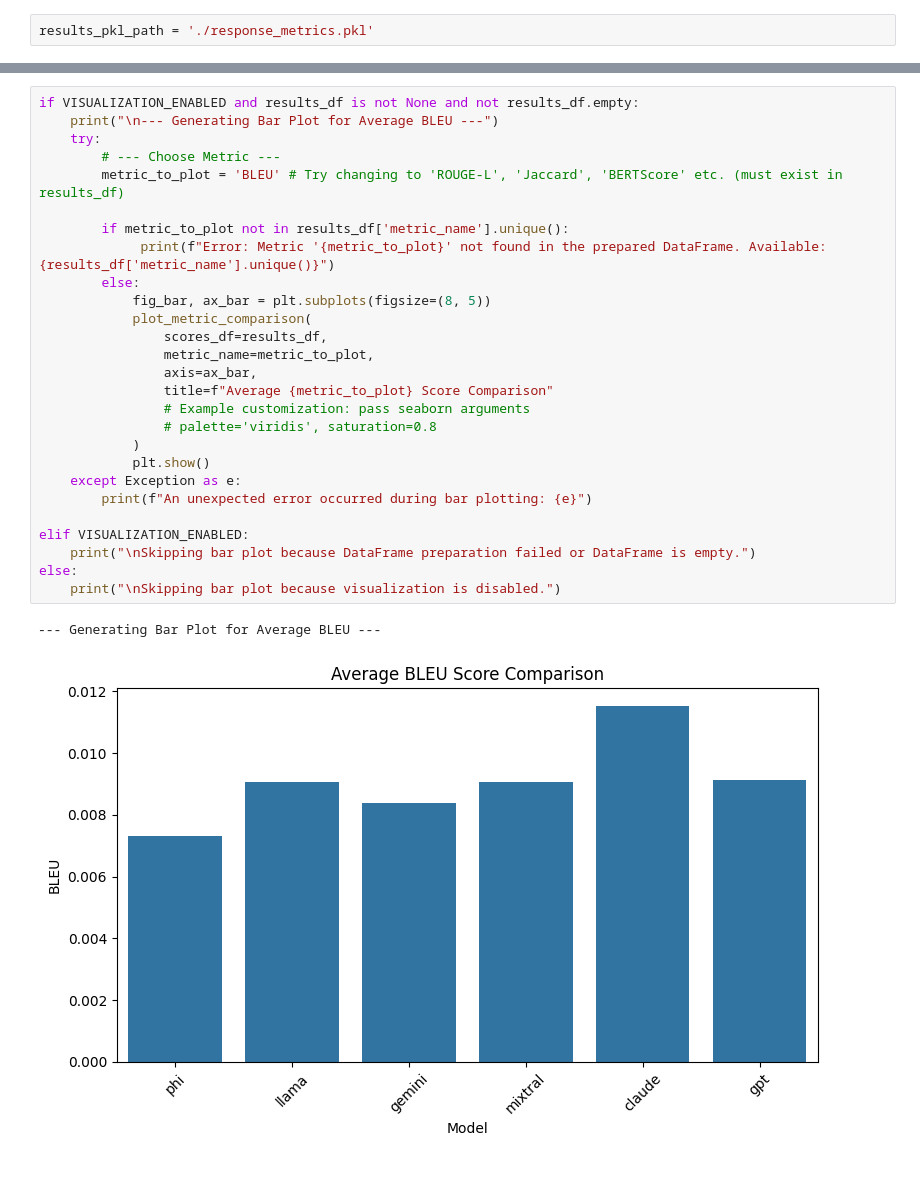
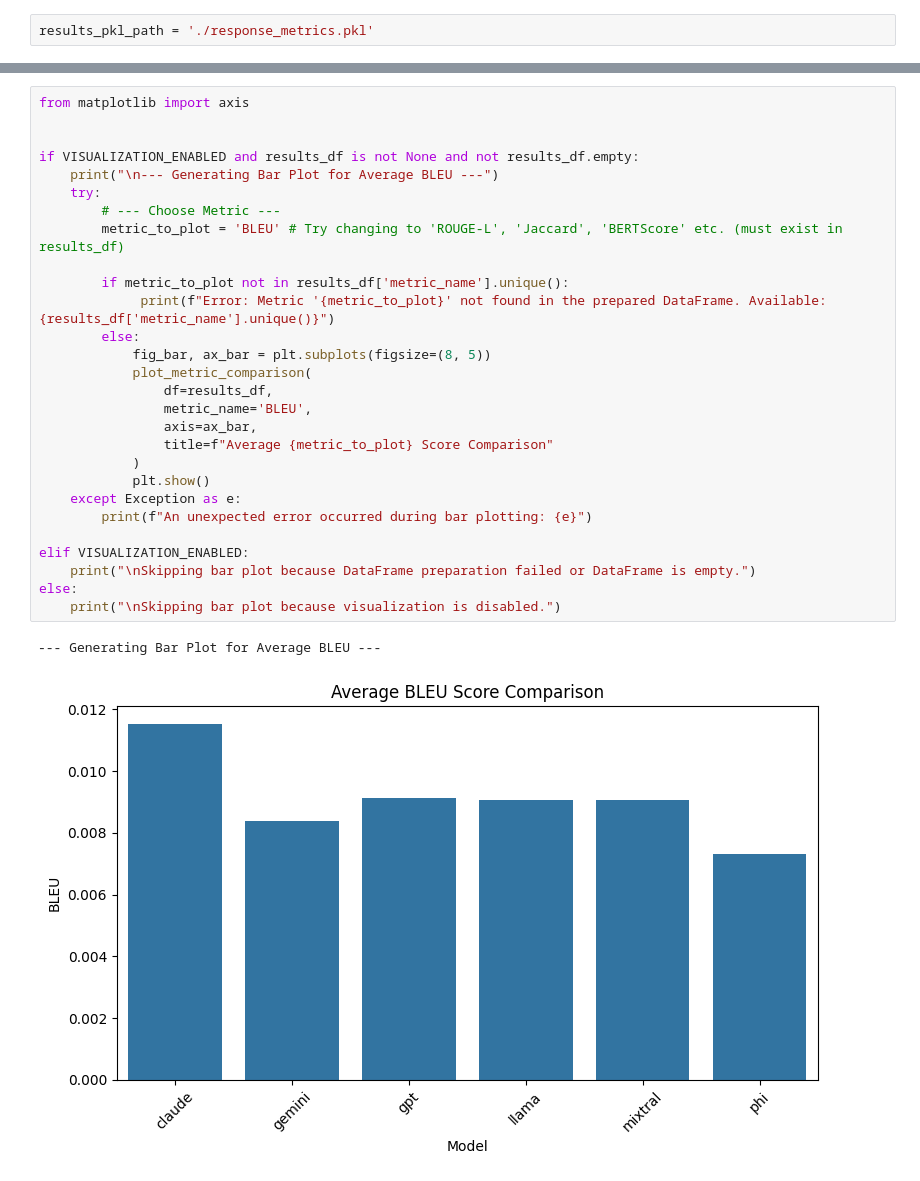
Before and after one commit to ai4society/GenAIResultsComparator, a Jupyter notebook: examples/llm_faq/visualization.ipynb, the cells around one changed output, grey strips where cells are left out. Drawn from its saved outputs; the diff is of its cells as text.

Commit message:
Used the latest implementation of plotting workflow for the example

```diff
--- a/examples/llm_faq/visualization.ipynb
+++ b/examples/llm_faq/visualization.ipynb
@@ -171,35 +169,36 @@ Prepared DataFrame:
 34        gpt  Levenshtein  0.390420
 35        gpt    BERTScore  0.527534
 # %%
+from matplotlib import axis
+
+
 if VISUALIZATION_ENABLED and results_df is not None and not results_df.empty:
     print("\n--- Generating Bar Plot for Average BLEU ---")
     try:
         # --- Choose Metric ---
         metric_to_plot = 'BLEU' # Try changing to 'ROUGE-L', 'Jaccard', 'BERTScore' etc. (must exist in results_df)
 
         if metric_to_plot not in results_df['metric_name'].unique():
              print(f"Error: Metric '{metric_to_plot}' not found in the prepared DataFrame. Available: {results_df['metric_name'].unique()}")
         else:
             fig_bar, ax_bar = plt.subplots(figsize=(8, 5))
             plot_metric_comparison(
-                scores_df=results_df,
-                metric_name=metric_to_plot,
+                df=results_df,
+                metric_name='BLEU',
                 axis=ax_bar,
                 title=f"Average {metric_to_plot} Score Comparison"
-                # Example customization: pass seaborn arguments
-                # palette='viridis', saturation=0.8
             )
             plt.show()
     except Exception as e:
         print(f"An unexpected error occurred during bar plotting: {e}")
 
 elif VISUALIZATION_ENABLED:
     print("\nSkipping bar plot because DataFrame preparation failed or DataFrame is empty.")
 else:
     print("\nSkipping bar plot because visualization is disabled.")
 # %% [output]
 --- Generating Bar Plot for Average BLEU ---
-[figure, old version]
+[figure, new version]
 # %%
 if VISUALIZATION_ENABLED and results_df is not None and not results_df.empty:
     print("\n--- Generating Radar Plot from Average Scores ---")
```
Also changed, not shown: parts of 3 cells of this notebook.
